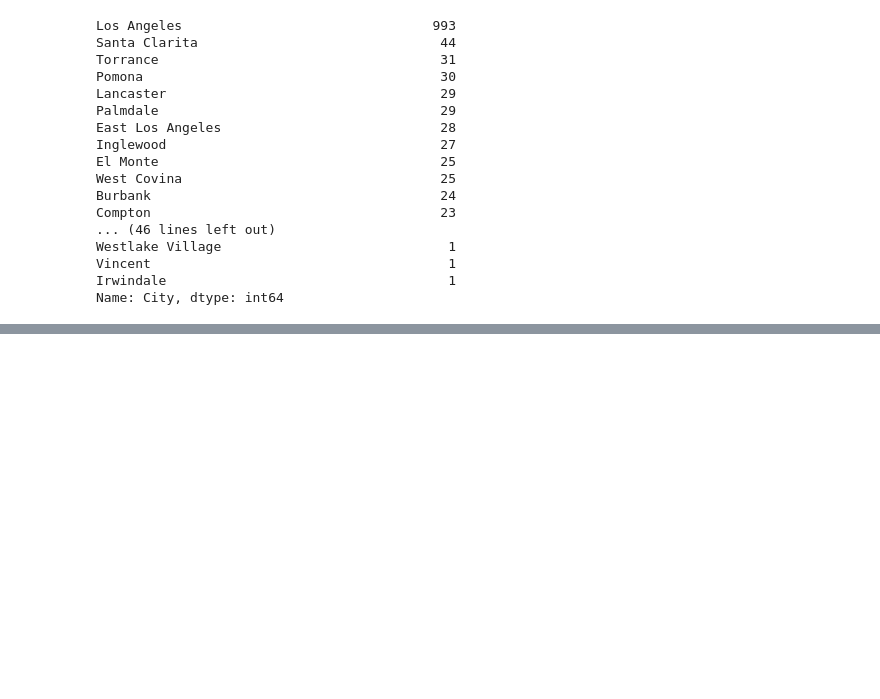
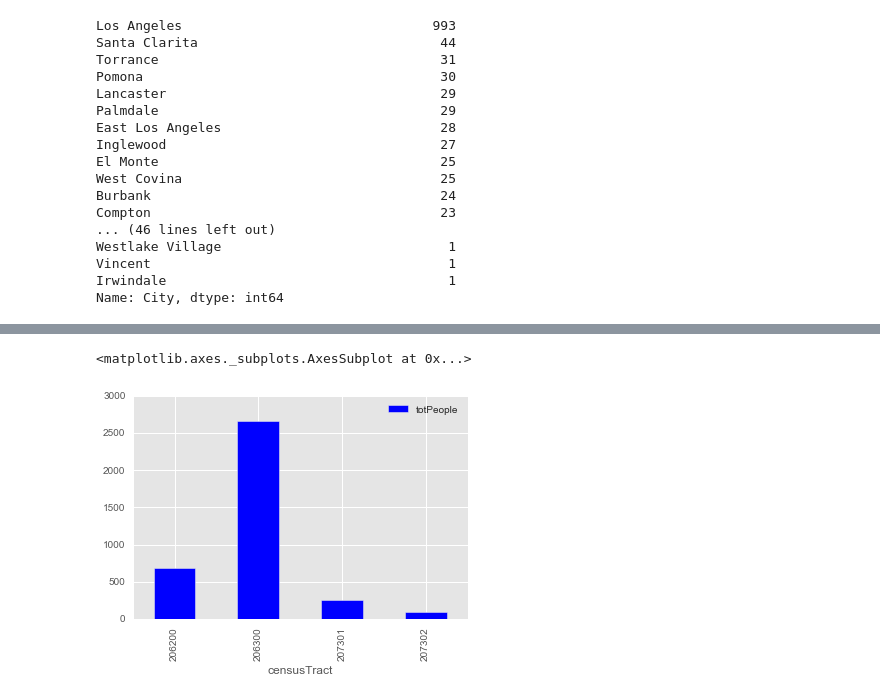
Before and after one commit to isaacmoore/la-homeless-data, a Jupyter notebook: EDA.ipynb, the cells around one changed output, grey strips where cells are left out. Cells and saved outputs as stored; diff of their text form; code cells hidden in the pictures; blank space fills up the shorter version.

```diff
--- a/EDA.ipynb
+++ b/EDA.ipynb
@@ -87,0 +170,5 @@ df.groupby('City').totPeople.count()
+# %%
+la[ la['CommunityName'] == 'Skid Row' ].plot(kind='bar', x='censusTract', y = 'totPeople')
+# %% [output]
+<matplotlib.axes._subplots.AxesSubplot at 0x...>
+[figure, added]
```
Also changed, not shown: parts of 10 cells of this notebook.
